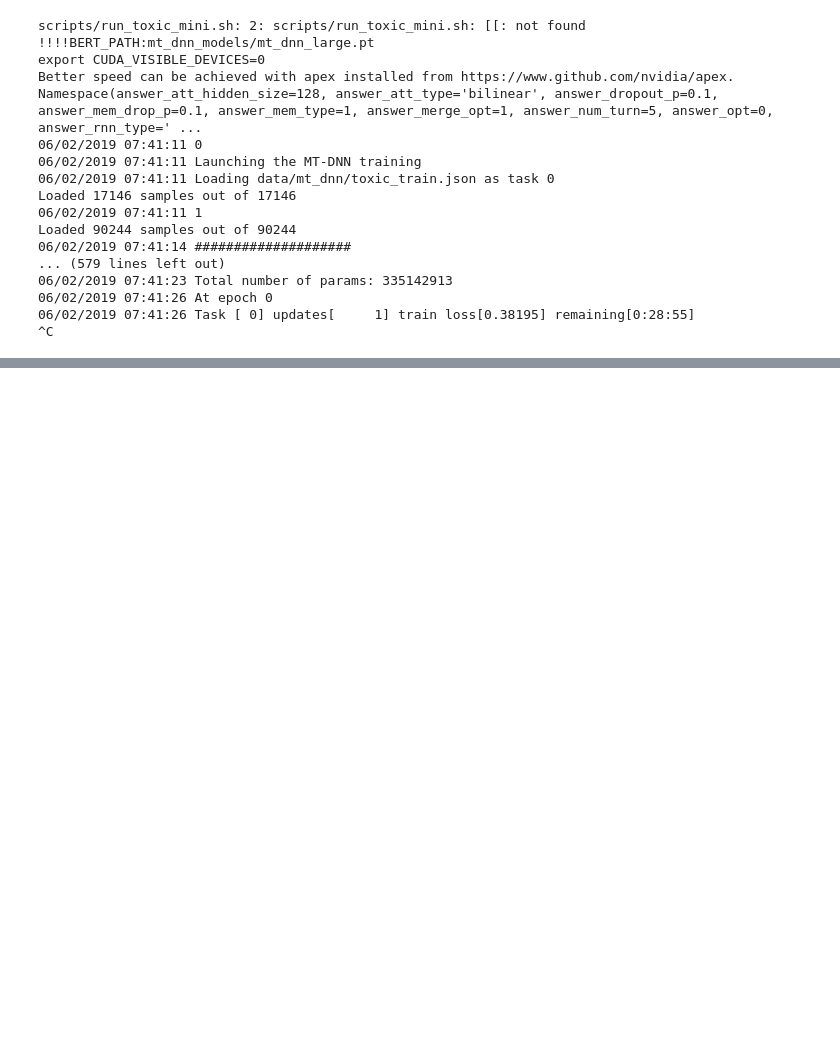
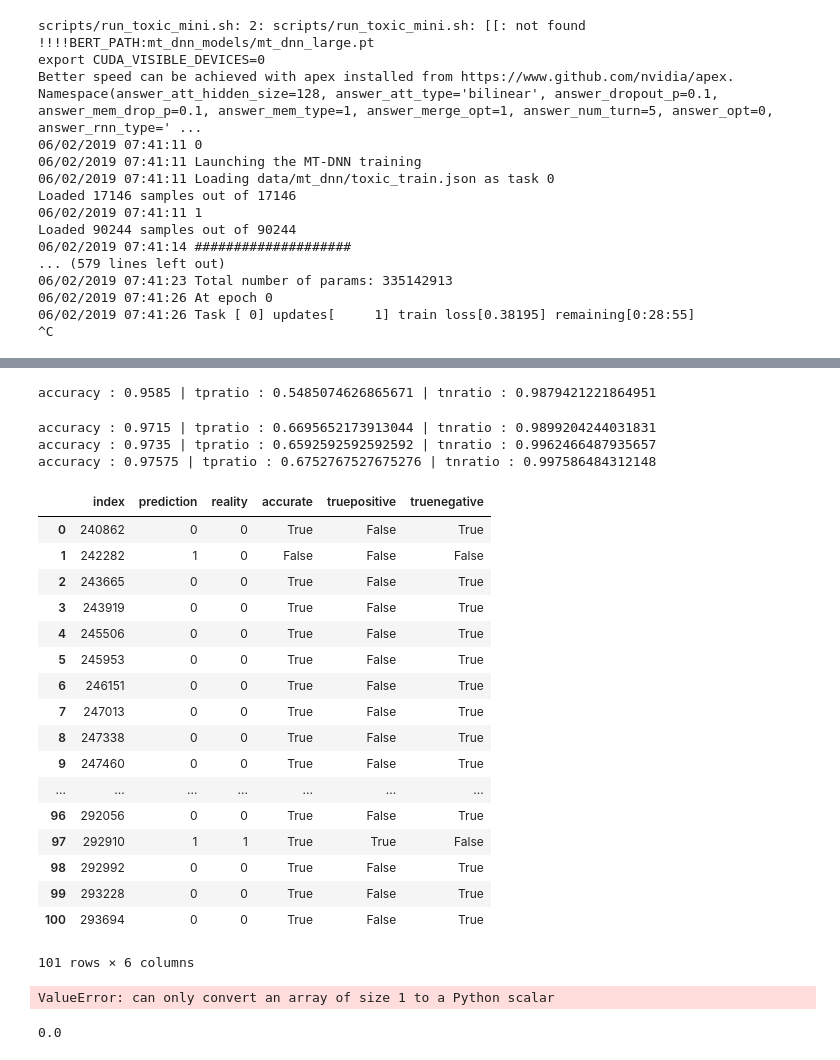
Before and after one commit to epdansereau/mt-dnn, a Jupyter notebook: toxic_as_sst.ipynb, the cells around one changed output, grey strips where cells are left out. Drawn from its saved outputs; the diff is of its cells as text; code cells hidden in the pictures; blank space fills up the shorter version.

Commit message:
test accuracy

```diff
--- a/toxic_as_sst.ipynb
+++ b/toxic_as_sst.ipynb
@@ -121,3 +130,6 @@ Loaded 90244 samples out of 90244
 06/02/2019 07:41:26 At epoch 0
 06/02/2019 07:41:26 Task [ 0] updates[     1] train loss[0.38195] remaining[0:28:55]
 ^C
+# %%
+result0, result1, result2, result3 = [p(os.path.join('checkpoints/mt-dnn-sst_adamax_answer_opt0_gc0_ggc1_2019-06-05T1529/',
+        'sst_test_scores_{}.tsv'.format(i))) for i in range(4)]
@@ -123,0 +140,2 @@ Loaded 90244 samples out of 90244
+# %%
+res0 = pd.read_csv(result0, sep='\t')
@@ -123,0 +179,43 @@ Loaded 90244 samples out of 90244
+# %%
+test_accuracy(res0,test0)
+# %% [output]
+accuracy : 0.9585 | tpratio : 0.5485074626865671 | tnratio : 0.9879421221864951
+# %%
+test_accuracy(res1,test0)
+test_accuracy(res2,test0)
+test_accuracy(res3,test0)
+# %% [output]
+accuracy : 0.9715 | tpratio : 0.6695652173913044 | tnratio : 0.9899204244031831
+accuracy : 0.9735 | tpratio : 0.6592592592592592 | tnratio : 0.9962466487935657
+accuracy : 0.97575 | tpratio : 0.6752767527675276 | tnratio : 0.997586484312148
+# %%
+res0.loc[0:100,:]
+# %% [output]
+|  | index | prediction | reality | accurate | truepositive | truenegative |
+| 0 | 240862 | 0 | 0 | True | False | True |
+| 1 | 242282 | 1 | 0 | False | False | False |
+| 2 | 243665 | 0 | 0 | True | False | True |
+| 3 | 243919 | 0 | 0 | True | False | True |
+| 4 | 245506 | 0 | 0 | True | False | True |
+| 5 | 245953 | 0 | 0 | True | False | True |
+| 6 | 246151 | 0 | 0 | True | False | True |
+| 7 | 247013 | 0 | 0 | True | False | True |
+| 8 | 247338 | 0 | 0 | True | False | True |
+| 9 | 247460 | 0 | 0 | True | False | True |
+| ... | ... | ... | ... | ... | ... | ... |
+| 96 | 292056 | 0 | 0 | True | False | True |
+| 97 | 292910 | 1 | 1 | True | True | False |
+| 98 | 292992 | 0 | 0 | True | False | True |
+| 99 | 293228 | 0 | 0 | True | False | True |
+| 100 | 293694 | 0 | 0 | True | False | True |
+101 rows × 6 columns
+# %%
+real = pd.Series([])
+for i, row in res0.iterrows():
+    real.append(test0[test0.id == row.index.item()].target.item())
+# %% [output]
+ValueError: can only convert an array of size 1 to a Python scalar
+# %%
+test0[test0.id == res0].target.item()
+# %% [output]
+0.0
```
Also changed, not shown: parts of 15 cells of this notebook, 3 other files.
